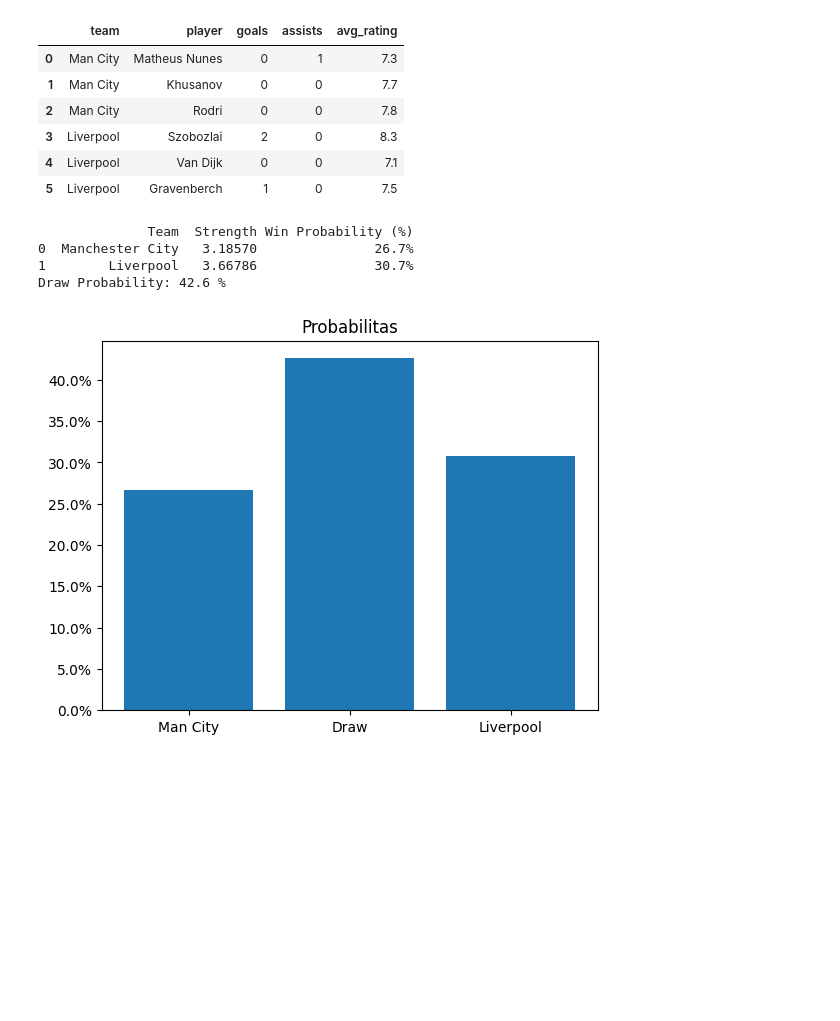
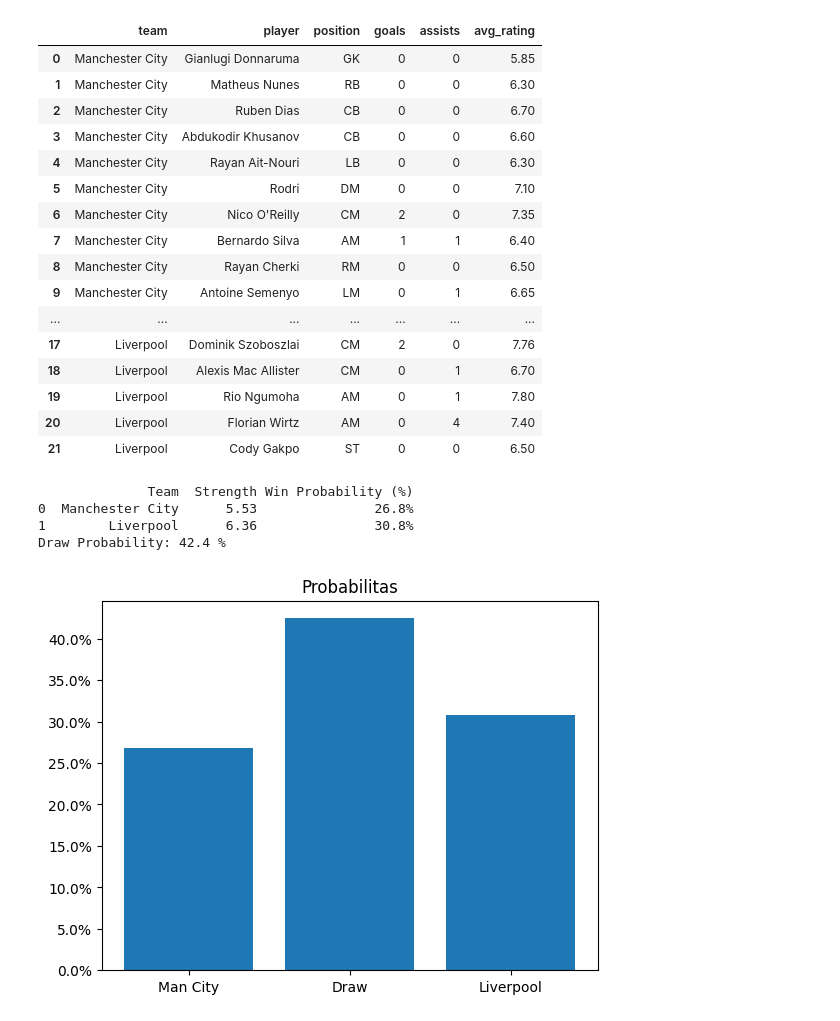
Before and after one commit to dhimas-ra/football-project, a Jupyter notebook: analysis.ipynb, the cells around one changed output. Saved outputs shown, nothing was run; the diff lists cells and outputs as text; code cells hidden in the pictures; blank space fills up the shorter version.

```diff
--- a/analysis.ipynb
+++ b/analysis.ipynb
@@ -3,21 +3,33 @@
 # %%
 import pandas as pd
 import matplotlib.pyplot as plt
 import matplotlib.ticker as mtick
 
 
 matches = pd.read_csv("/content/drive/MyDrive/Predicting Match Win Probability Using Last 3 Matches Statistics/matches.csv", sep= ";")
 h2h = pd.read_csv("/content/drive/MyDrive/Predicting Match Win Probability Using Last 3 Matches Statistics/h2h.csv", sep= ";")
 players = pd.read_csv("/content/drive/MyDrive/Predicting Match Win Probability Using Last 3 Matches Statistics/players.csv", sep= ";")
-players
+xi_players = pd.read_csv("/content/drive/MyDrive/Predicting Match Win Probability Using Last 3 Matches Statistics/xi_mancity.csv", sep= ";")
+
+xi_players
 # %% [output]
-|  | team | player | goals | assists | avg_rating |
-| 0 | Man City | Matheus Nunes | 0 | 1 | 7.3 |
-| 1 | Man City | Khusanov | 0 | 0 | 7.7 |
-| 2 | Man City | Rodri | 0 | 0 | 7.8 |
-| 3 | Liverpool | Szobozlai | 2 | 0 | 8.3 |
-| 4 | Liverpool | Van Dijk | 0 | 0 | 7.1 |
-| 5 | Liverpool | Gravenberch | 1 | 0 | 7.5 |
+|  | team | player | position | goals | assists | avg_rating |
+| 0 | Manchester City | Gianlugi Donnaruma | GK | 0 | 0 | 5.85 |
+| 1 | Manchester City | Matheus Nunes | RB | 0 | 0 | 6.30 |
+| 2 | Manchester City | Ruben Dias | CB | 0 | 0 | 6.70 |
+| 3 | Manchester City | Abdukodir Khusanov | CB | 0 | 0 | 6.60 |
+| 4 | Manchester City | Rayan Ait-Nouri | LB | 0 | 0 | 6.30 |
+| 5 | Manchester City | Rodri | DM | 0 | 0 | 7.10 |
+| 6 | Manchester City | Nico O'Reilly | CM | 2 | 0 | 7.35 |
+| 7 | Manchester City | Bernardo Silva | AM | 1 | 1 | 6.40 |
+| 8 | Manchester City | Rayan Cherki | RM | 0 | 0 | 6.50 |
+| 9 | Manchester City | Antoine Semenyo | LM | 0 | 1 | 6.65 |
+| ... | ... | ... | ... | ... | ... | ... |
+| 17 | Liverpool | Dominik Szoboszlai | CM | 2 | 0 | 7.76 |
+| 18 | Liverpool | Alexis Mac Allister | CM | 0 | 1 | 6.70 |
+| 19 | Liverpool | Rio Ngumoha | AM | 0 | 1 | 7.80 |
+| 20 | Liverpool | Florian Wirtz | AM | 0 | 4 | 7.40 |
+| 21 | Liverpool | Cody Gakpo | ST | 0 | 0 | 6.50 |
 # %%
 city = matches[matches['team'] == 'Man City']
 liverpool = matches[matches['team'] == 'Liverpool']
@@ -55,8 +67,8 @@ city_pos_score = city_avg_possesion / 100
 liverpool_pos_score = liverpool_avg_possesion / 100
 
 # PLAYERS H2H LAST 3 MATCHES
-city_players = players[players['team'] == 'Man City'].copy()
-liverpool_players = players[players['team'] == 'Liverpool'].copy()
+city_players = xi_players[xi_players['team'] == 'Manchester City'].copy()
+liverpool_players = xi_players[xi_players['team'] == 'Liverpool'].copy()
 
 city_players['impact'] = (
     city_players['goals'] * 0.3 +
@@ -97,8 +109,8 @@ liverpool_strength = (
 
 # Draw Probabilty
 
-city_strength = 5.55
-liverpool_strength = 6.39
+city_strength = 5.53
+liverpool_strength = 6.36
 
 diff = abs(city_strength - liverpool_strength)
 
@@ -110,9 +122,7 @@ draw_prob = max(0.10, draw_prob)
 
 remaining_prob = 1 - draw_prob
 
-city_strength = city_strength * remaining_prob
-liverpool_strength = liverpool_strength * remaining_prob
-
+# Probability
 
 total = city_strength + liverpool_strength
 city_prob = (city_strength / total) * remaining_prob
@@ -137,9 +147,9 @@ print("Draw Probability:", round(draw_prob*100,1), "%")
 #print(f"Liverpool win probability: {liverpool_prob:.2%}")
 # %% [output]
               Team  Strength Win Probability (%)
-0  Manchester City   3.18570               26.7%
-1        Liverpool   3.66786               30.7%
-Draw Probability: 42.6 %
+0  Manchester City      5.53               26.8%
+1        Liverpool      6.36               30.8%
+Draw Probability: 42.4 %
 # %%
 teams = ['Man City', 'Draw', 'Liverpool']
 probs = [city_prob,draw_prob, liverpool_prob]
```
